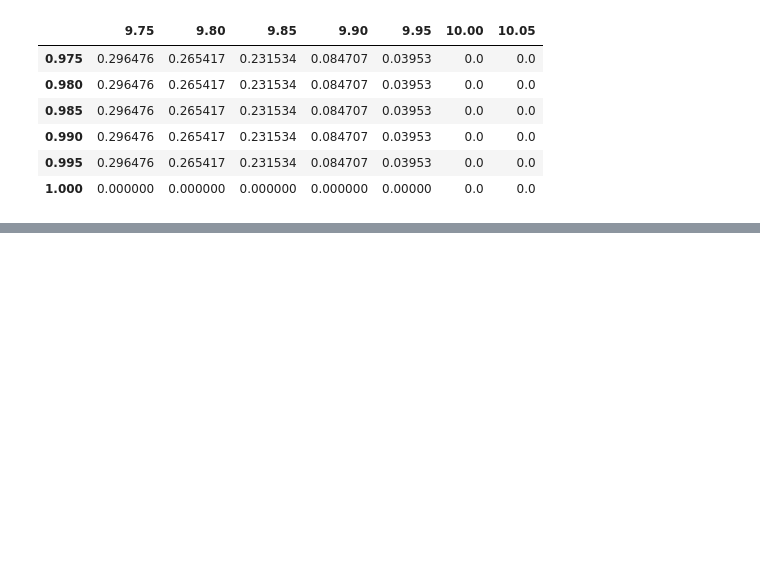
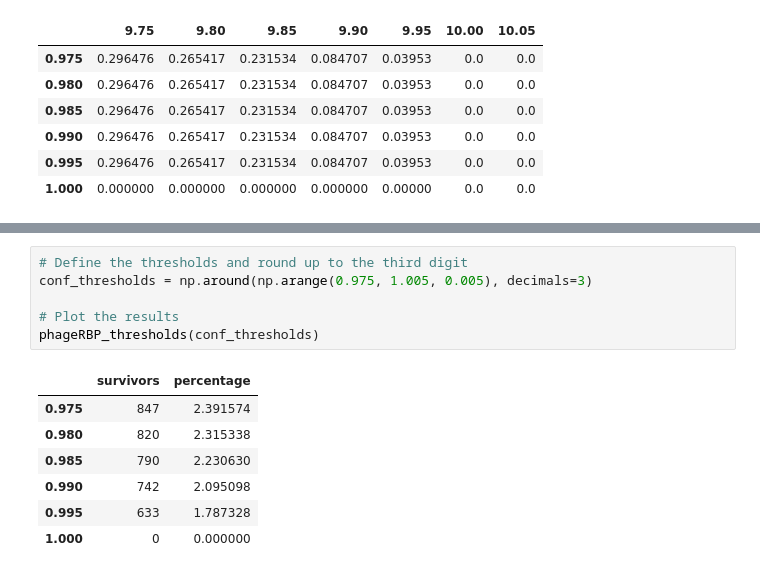
Before and after one commit to Drivahah/Predicting-phage-host-interaction-with-Language-Models, a Jupyter notebook: notebooks/02_transform_data.ipynb, the cells around one changed output, grey strips where cells are left out. Drawn from its saved outputs; the diff is of its cells as text; blank space fills up the shorter version.

```diff
--- a/notebooks/02_transform_data.ipynb
+++ b/notebooks/02_transform_data.ipynb
@@ -245,0 +308,14 @@ Survivor proteins: 82 (0.23 %)
+# %%
+# Define the thresholds and round up to the third digit
+conf_thresholds = np.around(np.arange(0.975, 1.005, 0.005), decimals=3)
+
+# Plot the results
+phageRBP_thresholds(conf_thresholds)
+# %% [output]
+|  | survivors | percentage |
+| 0.975 | 847 | 2.391574 |
+| 0.980 | 820 | 2.315338 |
+| 0.985 | 790 | 2.230630 |
+| 0.990 | 742 | 2.095098 |
+| 0.995 | 633 | 1.787328 |
+| 1.000 | 0 | 0.000000 |
```
Also changed, not shown: parts of 10 cells of this notebook, 1 other file.
